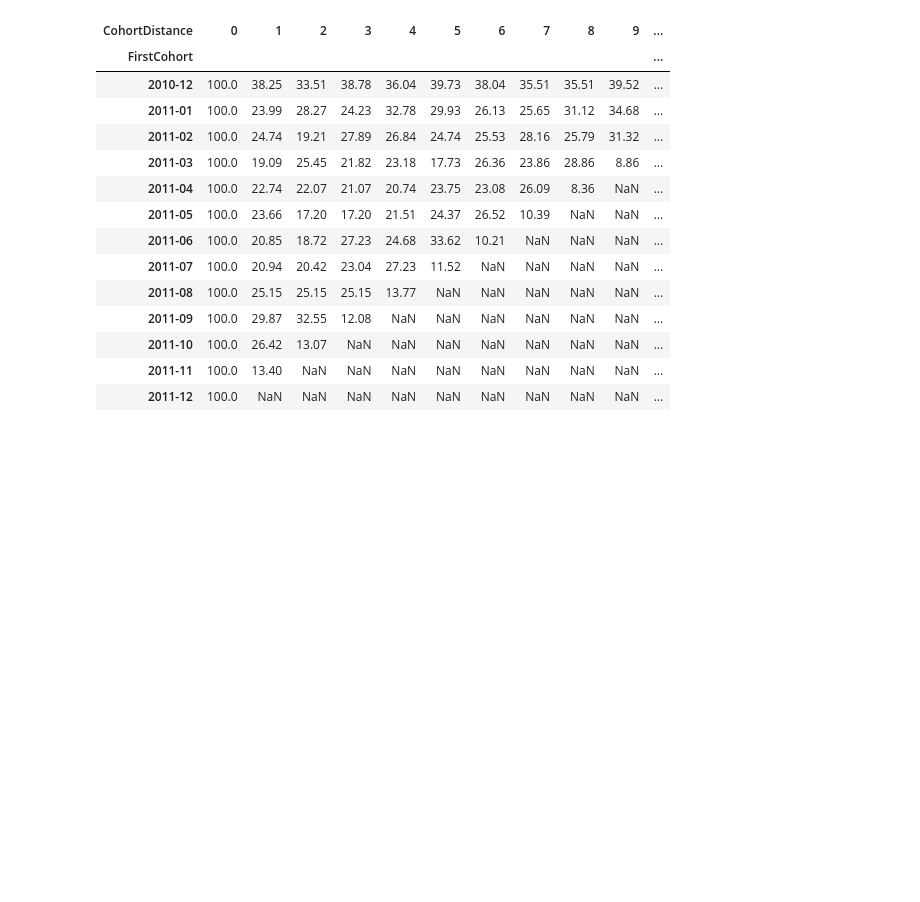
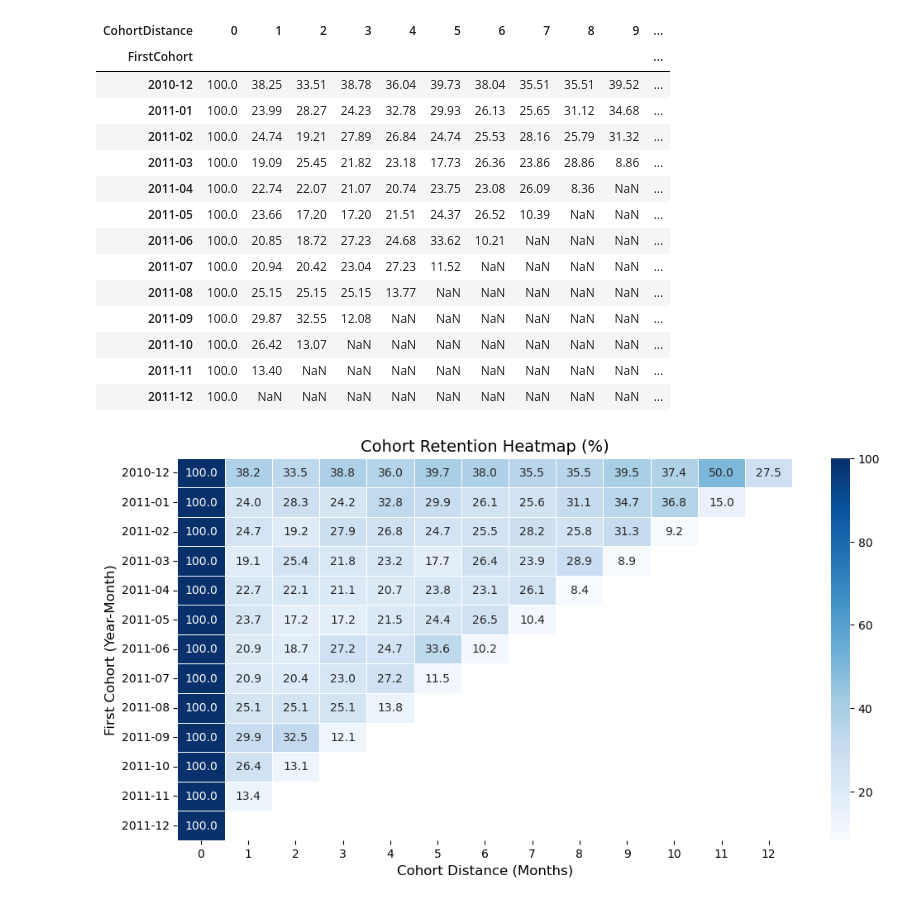
Before and after one commit to Yutsss/simple-cohort-analysis, a Jupyter notebook: cohort.ipynb, the cells around one changed output. Cells and saved outputs as stored; diff of their text form; code cells hidden in the pictures; blank space fills up the shorter version.

```diff
--- a/cohort.ipynb
+++ b/cohort.ipynb
@@ -175,29 +175,3 @@ most_frequent_desc = data.groupby('StockCode')['Description'].agg(lambda x: x.mo
 
 # Replace NaN values in the 'Description' column with the most frequent description for the same StockCode
 data['Description'] = data.apply(lambda row: most_frequent_desc.get(row['StockCode'], row['Description']) if pd.isna(row['Description']) else row['Description'], axis=1)
-# %%
-# Count unique descriptions per StockCode
-stockcode_check = data.groupby('StockCode')['Description'].nunique()
-
-# Identify StockCodes with more than one description (potential inconsistencies)
-inconsistent_stockcodes = stockcode_check[stockcode_check > 1]
-
-# If there are StockCodes with different descriptions, display their details
-if not inconsistent_stockcodes.empty:
-    # Count the occurrences of each description for each StockCode
-    inconsistent_details = (
-        data[data['StockCode'].isin(inconsistent_stockcodes.index)]
-        .groupby(['StockCode', 'Description'])
-        .size()
-        .reset_index(name='Count')  # Add Count column
-        .sort_values(by=['StockCode', 'Count'], ascending=[True, False])  # Sort by StockCode and Count
-    )
-
-    # Print the results
-    print("StockCodes with Multiple Descriptions and Their Counts:")
-    for stockcode, group in inconsistent_details.groupby('StockCode'):
-        print(f"\nStockCode: {stockcode}")
-        for _, row in group.iterrows():
-            print(f"  - {row['Description']} ({row['Count']} occurrences)")
-else:
-    print("No StockCodes with multiple descriptions found.")
@@ -718,16 +674,18 @@ cohort_retention_percentage
 # %%
 # Visualize the cohort retention table as a heatmap for better visualization
 
 # Set up the figure
 plt.figure(figsize=(12, 6))
 
 # Create the heatmap
-sns.heatmap(cohort_retention, annot=True, fmt=".1f", cmap="Blues", linewidths=0.5)
+sns.heatmap(cohort_retention_percentage, annot=True, fmt=".1f", cmap="Blues", linewidths=0.5)
 
 # Labels and title
 plt.title("Cohort Retention Heatmap (%)", fontsize=14)
 plt.xlabel("Cohort Distance (Months)", fontsize=12)
 plt.ylabel("First Cohort (Year-Month)", fontsize=12)
 
 # Show the plot
 plt.show()
+# %% [output]
+[figure, added]
```
Also changed, not shown: parts of 3 cells of this notebook.
